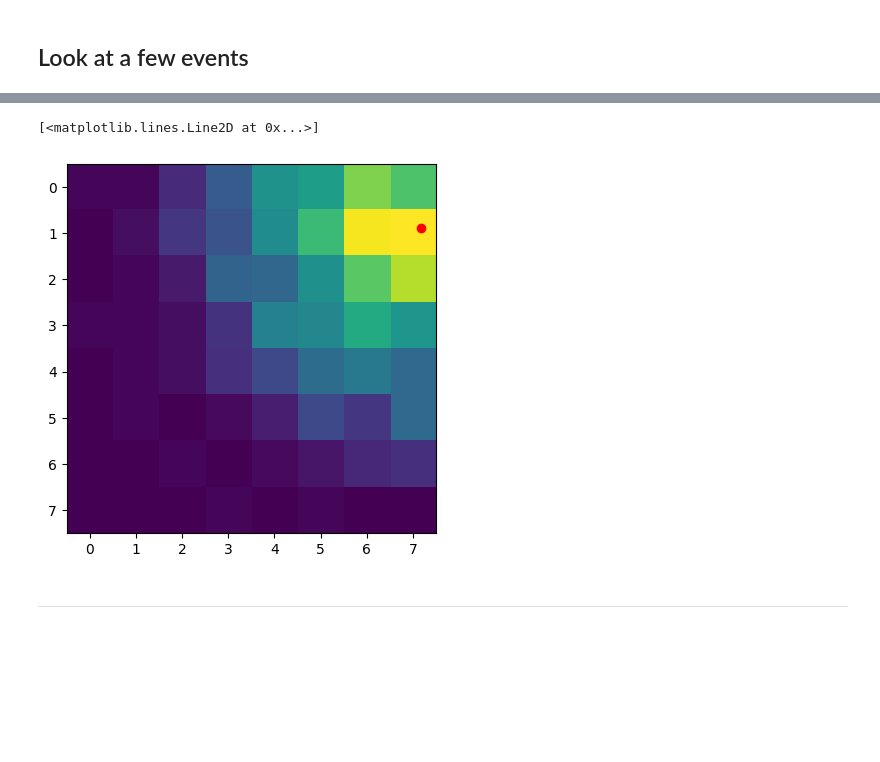
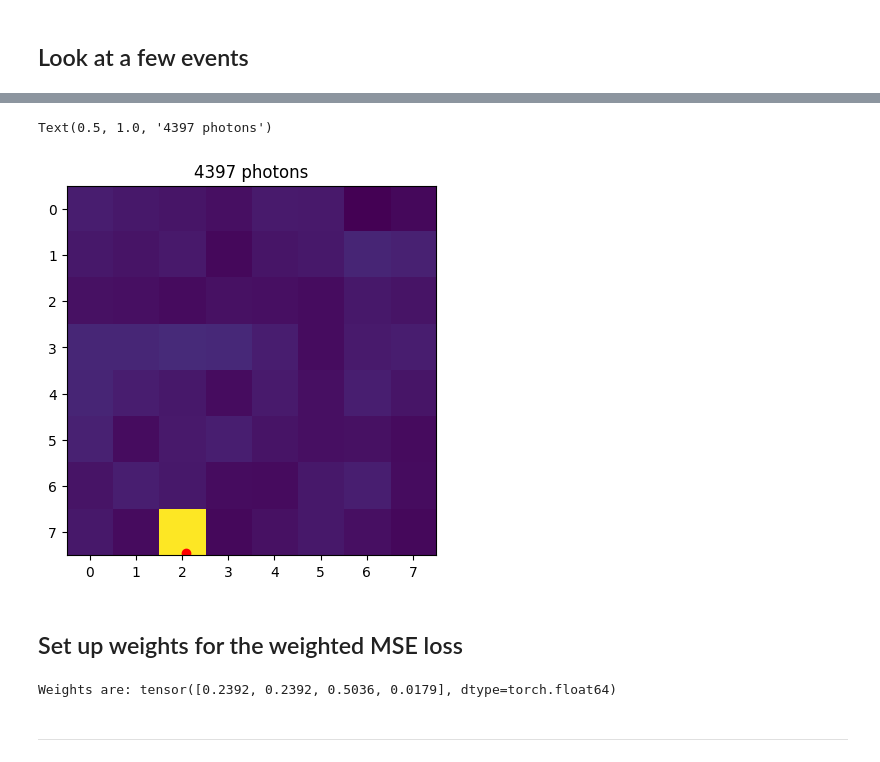
Before and after one commit to jerenner/ANTEANB, a Jupyter notebook: csi_pet/nn_position_prediction.ipynb, the cells around one changed output, grey strips where cells are left out. Saved outputs shown, nothing was run; the diff lists cells and outputs as text; code cells hidden in the pictures; blank space fills up the shorter version.

```diff
--- a/csi_pet/nn_position_prediction.ipynb
+++ b/csi_pet/nn_position_prediction.ipynb
@@ -49,5 +137,5 @@ metadata_99.csv
 # %% [markdown]
 ## Look at a few events
 # %%
-imgs = np.load("data/images_0.npy")
-mdata = pd.read_csv("data/metadata_0.csv")
+imgs = np.load("data/images_1.npy")
+mdata = pd.read_csv("data/metadata_1.csv")
@@ -54,17 +152,32 @@ mdata = pd.read_csv("data/metadata_0.csv")
 # %%
 # Pick an event to plot.
-ev = 11
+ev = 12
 
 # Show the image.
 plt.imshow(imgs[ev,:,:])
 
 # Show the event location.
 x_evt = (mdata['initial_y'][ev] + pixel_size*grid_size/2)/pixel_size - 0.5
 y_evt = (mdata['initial_x'][ev] + pixel_size*grid_size/2)/pixel_size - 0.5
 plt.plot([x_evt],[y_evt],'o',color='red')
+plt.title(f"{mdata['n_photons'][ev]} photons")
 # %% [output]
-[<matplotlib.lines.Line2D at 0x...>]
+Text(0.5, 1.0, '4397 photons')
-[figure, old version]
+[figure, new version]
+# %% [markdown]
+## Set up weights for the weighted MSE loss
+# %%
+# Set up weights based on data value ranges
+w_xpos  = 1./(mdata['initial_x'].max() - mdata['initial_x'].min())
+w_ypos  = 1./(mdata['initial_y'].max() - mdata['initial_y'].min())
+w_zpos  = 1./(mdata['initial_z'].max() - mdata['initial_z'].min())
+w_nphot = 1./(mdata['n_photons'].max() - mdata['n_photons'].min())
+wnorm = w_xpos + w_ypos + w_zpos + w_nphot
+loss_weights = torch.tensor([w_xpos/wnorm, w_ypos/wnorm, w_zpos/wnorm, w_nphot/wnorm])
+print(f"Weights are: {loss_weights}")
+#print(f"Weights are (w_x,w_y,w_z,w_N) = ({w_xpos},{w_ypos},{w_zpos},{w_nphot})")
+# %% [output]
+Weights are: tensor([0.2392, 0.2392, 0.5036, 0.0179], dtype=torch.float64)
 # %% [markdown]
 ---
 # %% [markdown]
```
Also changed, not shown: parts of 11 cells of this notebook.
